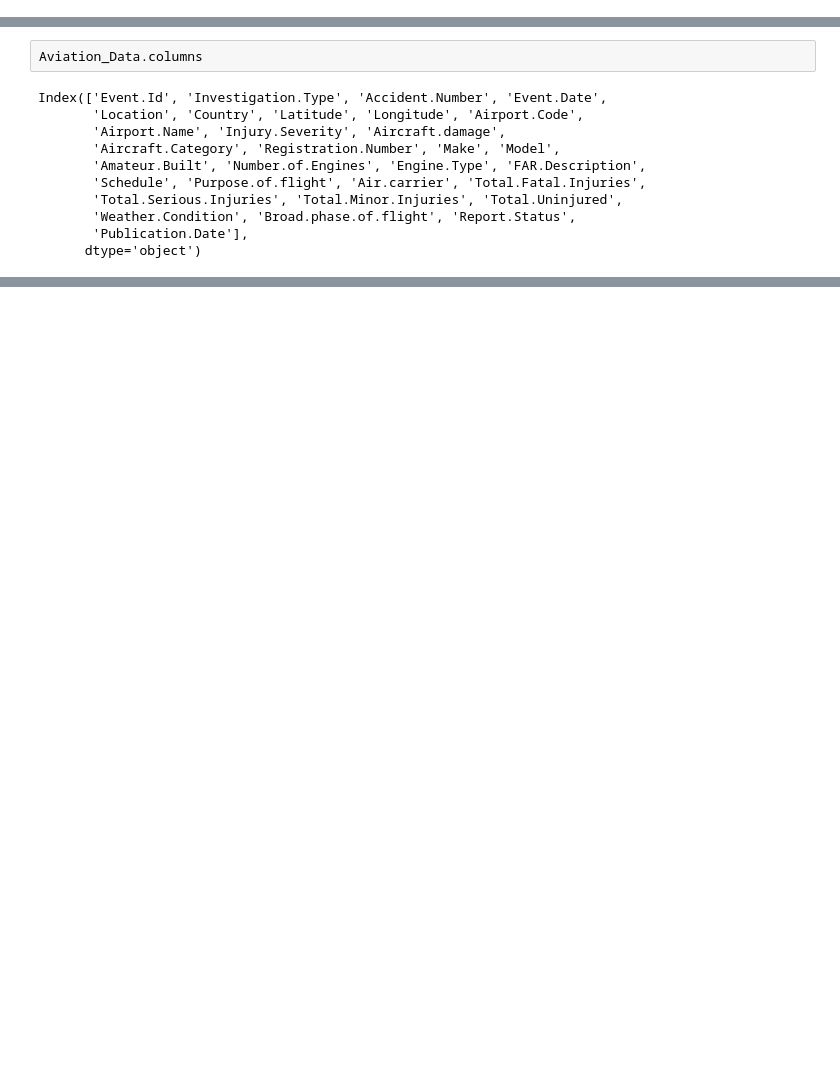
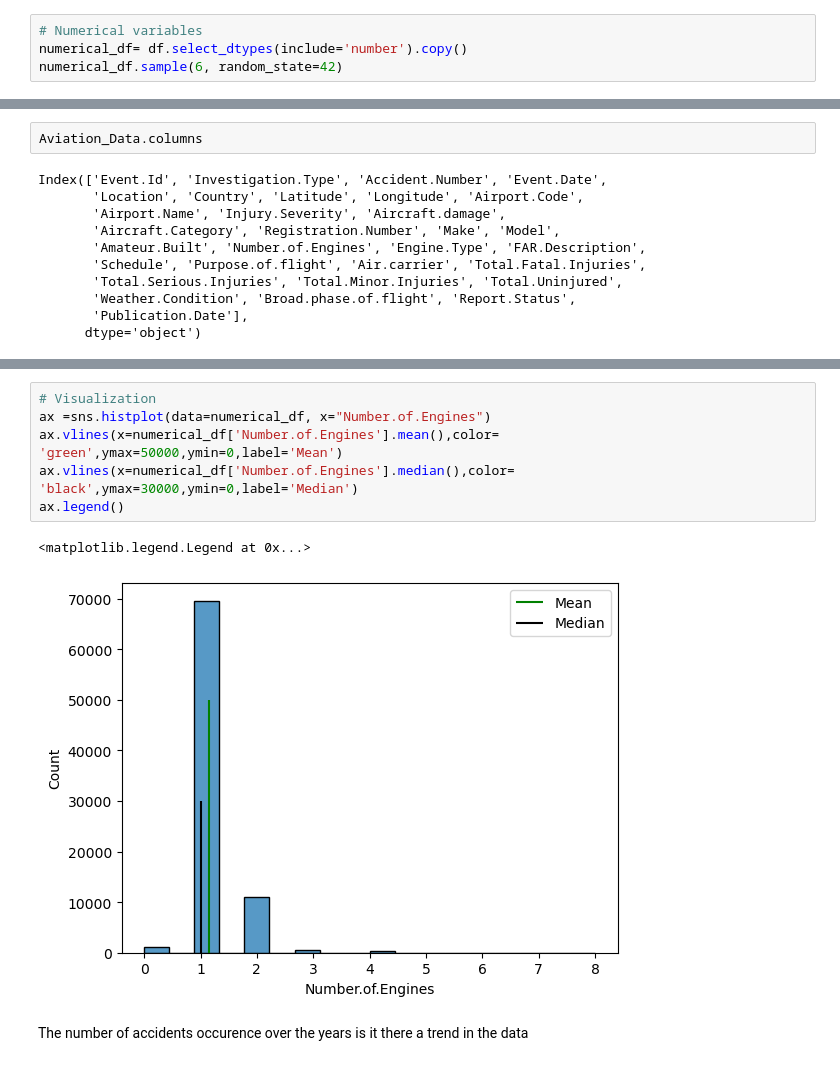
Before and after one commit to T-hoveen/dsc-phase-1-project-v3, a Jupyter notebook: student.ipynb, the cells around one changed output, grey strips where cells are left out. Drawn from its saved outputs; the diff is of its cells as text; blank space fills up the shorter version.

Commit message:
Finish data exploration

```diff
--- a/student.ipynb
+++ b/student.ipynb
@@ -77,0 +83,4 @@ Presence of missing data
+# %%
+# Numerical variables
+numerical_df= df.select_dtypes(include='number').copy()
+numerical_df.sample(6, random_state=42)
@@ -114,0 +149,11 @@ original_data= Aviation_Data.copy()
+# %%
+# Visualization
+ax =sns.histplot(data=numerical_df, x="Number.of.Engines")
+ax.vlines(x=numerical_df['Number.of.Engines'].mean(),color= 'green',ymax=50000,ymin=0,label='Mean')
+ax.vlines(x=numerical_df['Number.of.Engines'].median(),color= 'black',ymax=30000,ymin=0,label='Median')
+ax.legend()
+# %% [output]
+<matplotlib.legend.Legend at 0x...>
+[figure, added]
+# %% [markdown]
+The number of accidents occurence over the years is it there a trend in the data
```
Also changed, not shown: parts of 47 cells of this notebook.
